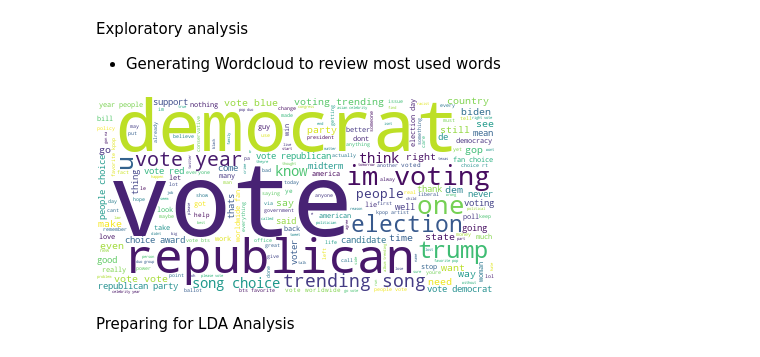
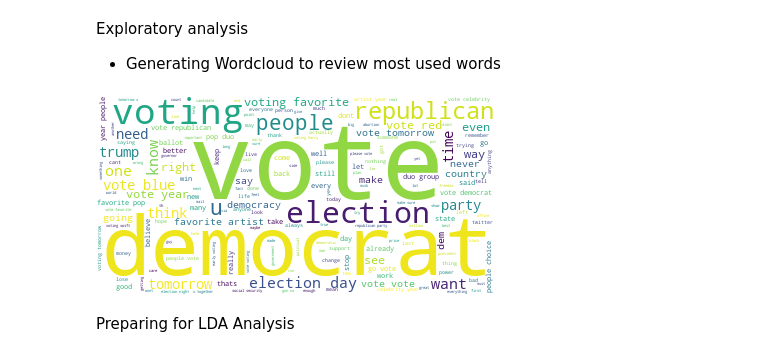
Before and after one commit to pd-illinois/CS410Googolplex, a Jupyter notebook: 04_Twitter_LDAtopic_analysis.ipynb, the cells around one changed output. Cells and saved outputs as stored; diff of their text form; code cells hidden in the pictures.

```diff
--- a/04_Twitter_LDAtopic_analysis.ipynb
+++ b/04_Twitter_LDAtopic_analysis.ipynb
@@ -93,3 +122,38 @@ tweetdata.head(5)
+# %%
+### Data Cleaning
+
+# Removing Emojis , URLs, @ , Stopwords etc.
+
+words = set(nltk.corpus.words.words())
+eng_stopwords = []
+with open('data/stopwords.txt','r') as file:
+      for line in file:
+          for sw in line.split():
+              eng_stopwords.append(sw)
+emoji = list(UNICODE_EMOJI.keys())
+
+def ProcessedTweets(text):
+    text = text.lower()  #changing tweet text to small letters
+    text = ' '.join(re.sub("(@[A-Za-z0-9]+)|([^0-9A-Za-z \t]) |(\w+:\/\/\S+)", " ", text).split()) # Removing @ and links
+    text = re.sub(r'\@\w+|\#\w+|\d+', '', text) # removing repeating characters
+    punct = str.maketrans('', '', string.punctuation+string.digits) # removing punctuation and numbers
+    text = text.translate(punct)
+
+    tokens = word_tokenize(text)  # tokenizing words and removing stop words from the tweet text
+    filtered_words = [w for w in tokens if w not in eng_stopwords] #check for stopwords, remove them
+    filtered_words = [w for w in filtered_words if w not in emoji] #remove emoji
+
+    #also removed the words not in NLTK words dictionary of set(nltk.corpus.words.words())
+    filtered_words1 = [w2 for w2 in filtered_words if w2 in words or w2 in {'democrats', 'dem', 'dems'}]
+    #check for synonyms using wordnet
+
+    # lemmetizing words
+    lemmatizer = WordNetLemmatizer()
+    lemma_words = [lemmatizer.lemmatize(w) for w in filtered_words]
+    text = " ".join(lemma_words)
+
+    text = " ".join(filtered_words1) #without wordnet and lemmatizing
+    return text
 # %%
 ## Cleaning Tweets data
 eng_stop_words = list(stopwords.words('english'))
@@ -129,0 +184,3 @@ tweetdata.head(5)
+# %%
+df['Processed_Tweets'] = df['tweet'].apply(ProcessedTweets)
+df.head()
@@ -131,12 +195,12 @@ tweetdata.head(5)
 Exploratory analysis
 - Generating Wordcloud to review most used words
 # %%
-tweet_string = ','.join(list(tweetdata['tweet_text_processed'].values))  ## Joining processed tweets to form a string
+tweet_string = ','.join(list(df['Processed_Tweets'].values))  ## Joining processed tweets to form a string
 wordcloud = WordCloud(background_color="white", max_words=5000, contour_width=3, contour_color='steelblue')  # Wordcloud Object
 wordcloud.generate(tweet_string)  ## Generating wordcloud
 wordcloud.to_image()
 # %% [output]
-[figure, old version]
+[figure, new version]
 # %% [markdown]
 Preparing for LDA Analysis
 # %%
```
Also changed, not shown: parts of 16 cells of this notebook, 2 other files.
